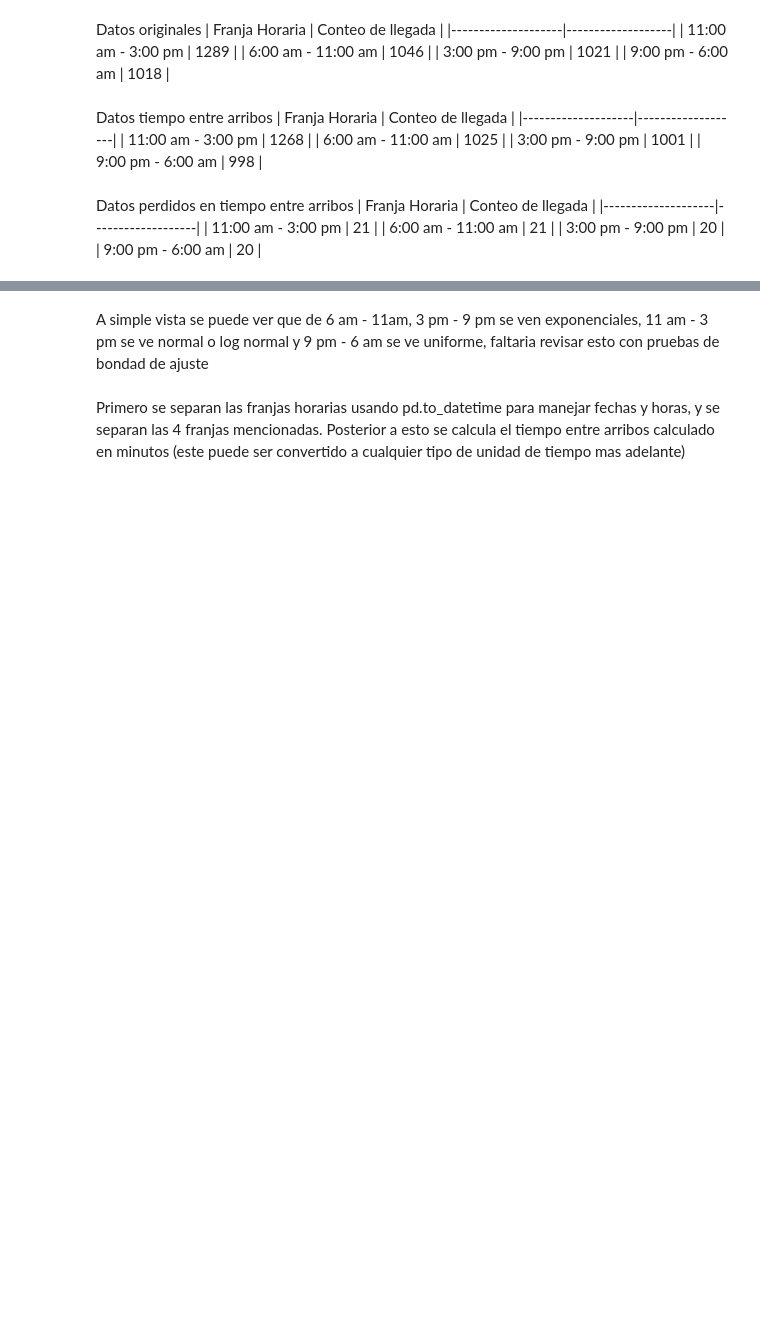
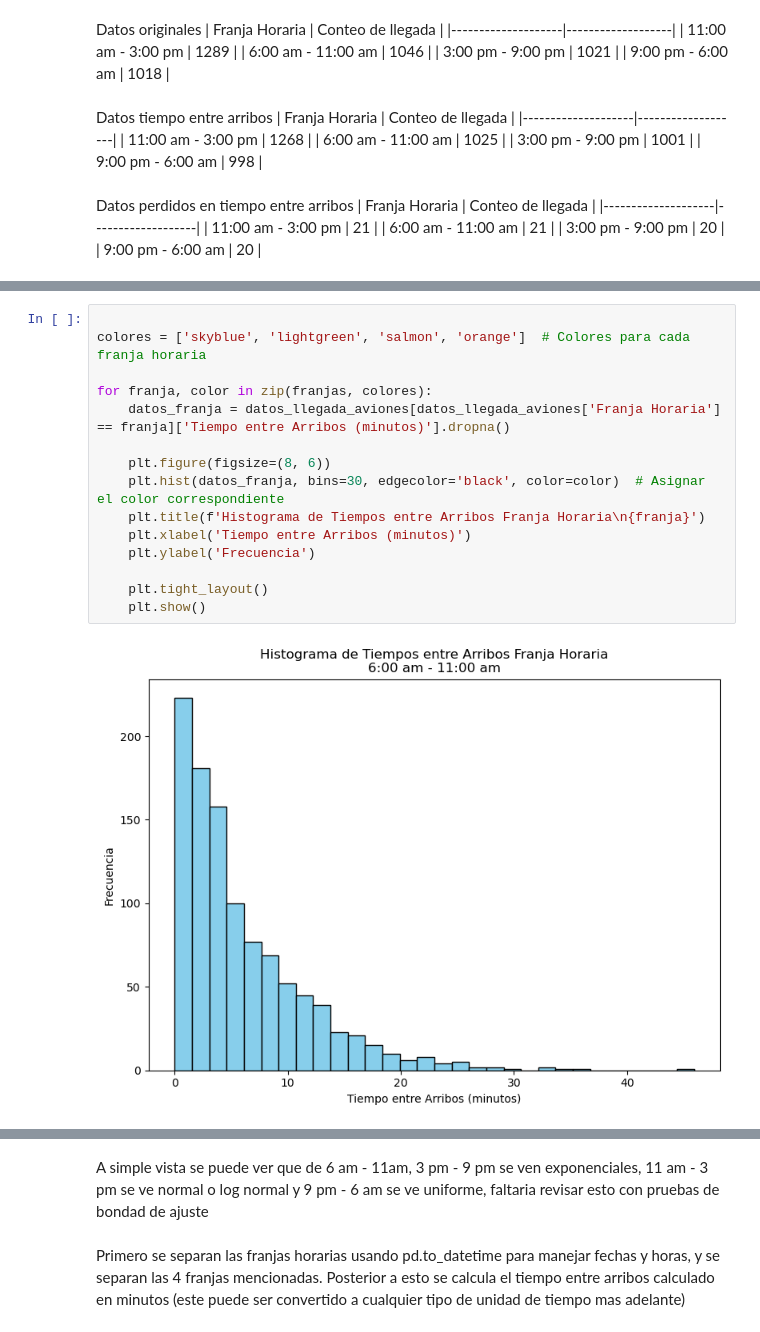
Before and after one commit to juankquintana/Simulacion-Python, a Jupyter notebook: Semana 3/Caso/Caso 3 Informe.ipynb, the cells around one changed output, grey strips where cells are left out. Saved outputs shown, nothing was run; the diff lists cells and outputs as text; blank space fills up the shorter version.

```diff
--- a/Semana 3/Caso/Caso 3 Informe.ipynb
+++ b/Semana 3/Caso/Caso 3 Informe.ipynb
@@ -249,0 +253,17 @@ plt.show()
+# %%
+
+colores = ['skyblue', 'lightgreen', 'salmon', 'orange']  # Colores para cada franja horaria
+
+for franja, color in zip(franjas, colores):
+    datos_franja = datos_llegada_aviones[datos_llegada_aviones['Franja Horaria'] == franja]['Tiempo entre Arribos (minutos)'].dropna()
+
+    plt.figure(figsize=(8, 6))
+    plt.hist(datos_franja, bins=30, edgecolor='black', color=color)  # Asignar el color correspondiente
+    plt.title(f'Histograma de Tiempos entre Arribos Franja Horaria\n{franja}')
+    plt.xlabel('Tiempo entre Arribos (minutos)')
+    plt.ylabel('Frecuencia')
+
+    plt.tight_layout()
+    plt.show()
+# %% [output]
+[figure, added]
```
Also changed, not shown: parts of 5 cells of this notebook.
